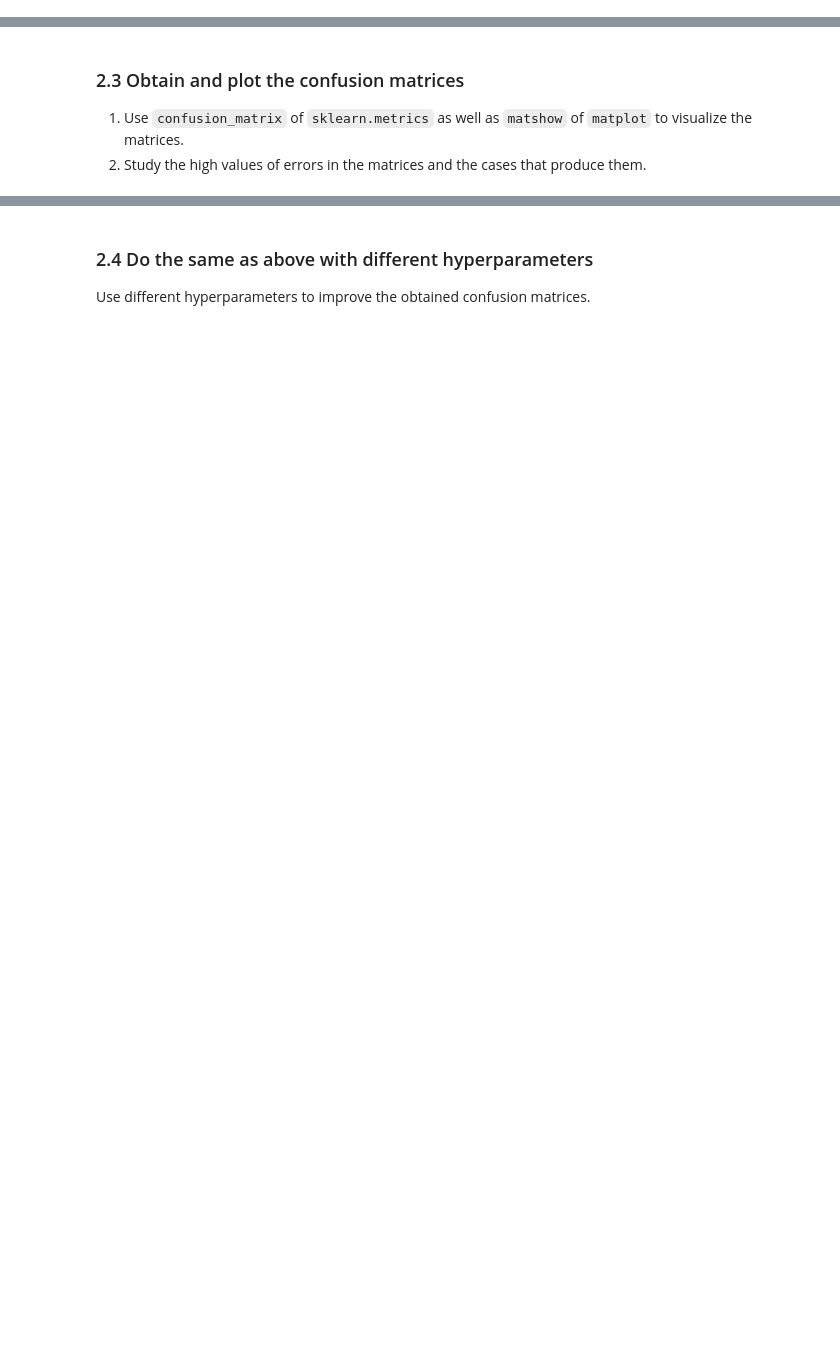
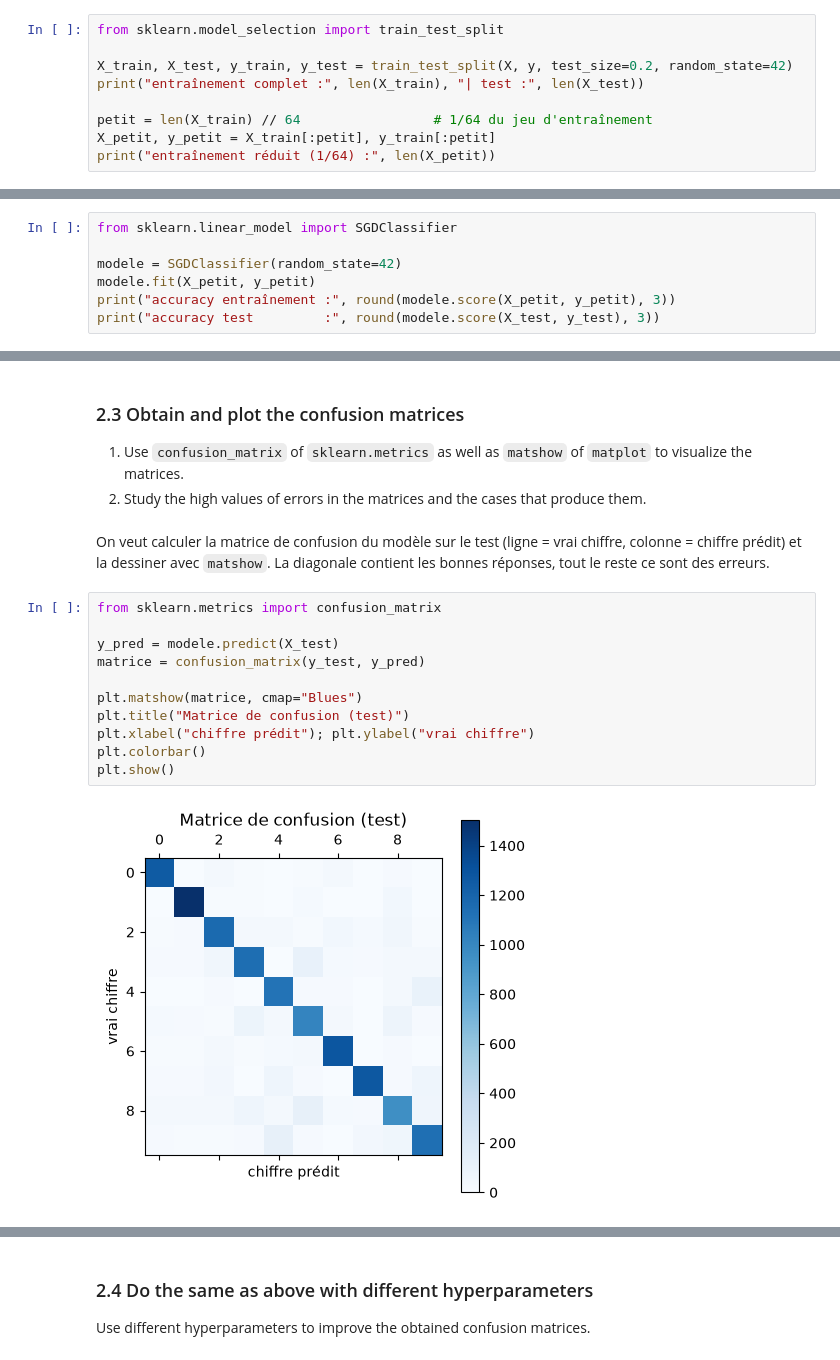
Before and after one commit to ismailab2/PROJET_AAA, a Jupyter notebook: DM2/dm2_AAA_ISMAIL_ABDRAMAN_AHMAT_HASSAN.ipynb, the cells around one changed output, grey strips where cells are left out. Saved outputs shown, nothing was run; the diff lists cells and outputs as text; blank space fills up the shorter version.

```diff
--- a/DM2/dm2_AAA_ISMAIL_ABDRAMAN_AHMAT_HASSAN.ipynb
+++ b/DM2/dm2_AAA_ISMAIL_ABDRAMAN_AHMAT_HASSAN.ipynb
@@ -466,0 +499,9 @@ plt.show()
+# %%
+from sklearn.model_selection import train_test_split
+
+X_train, X_test, y_train, y_test = train_test_split(X, y, test_size=0.2, random_state=42)
+print("entraînement complet :", len(X_train), "| test :", len(X_test))
+
+petit = len(X_train) // 64                 # 1/64 du jeu d'entraînement
+X_petit, y_petit = X_train[:petit], y_train[:petit]
+print("entraînement réduit (1/64) :", len(X_petit))
@@ -466,0 +517,7 @@ plt.show()
+# %%
+from sklearn.linear_model import SGDClassifier
+
+modele = SGDClassifier(random_state=42)
+modele.fit(X_petit, y_petit)
+print("accuracy entraînement :", round(modele.score(X_petit, y_petit), 3))
+print("accuracy test         :", round(modele.score(X_test, y_test), 3))
@@ -468,3 +530,18 @@ plt.show()
 ### 2.3 Obtain and plot the confusion matrices
 1. Use `confusion_matrix` of `sklearn.metrics` as well as `matshow` of `matplot` to visualize the matrices.
 2. Study the high values of errors in the matrices and the cases that produce them.
+# %% [markdown]
+On veut calculer la matrice de confusion du modèle sur le test (ligne = vrai chiffre, colonne = chiffre prédit) et la dessiner avec `matshow`. La diagonale contient les bonnes réponses, tout le reste ce sont des erreurs.
+# %%
+from sklearn.metrics import confusion_matrix
+
+y_pred = modele.predict(X_test)
+matrice = confusion_matrix(y_test, y_pred)
+
+plt.matshow(matrice, cmap="Blues")
+plt.title("Matrice de confusion (test)")
+plt.xlabel("chiffre prédit"); plt.ylabel("vrai chiffre")
+plt.colorbar()
+plt.show()
+# %% [output]
+[figure, added]
```
Also changed, not shown: parts of 41 cells of this notebook.
